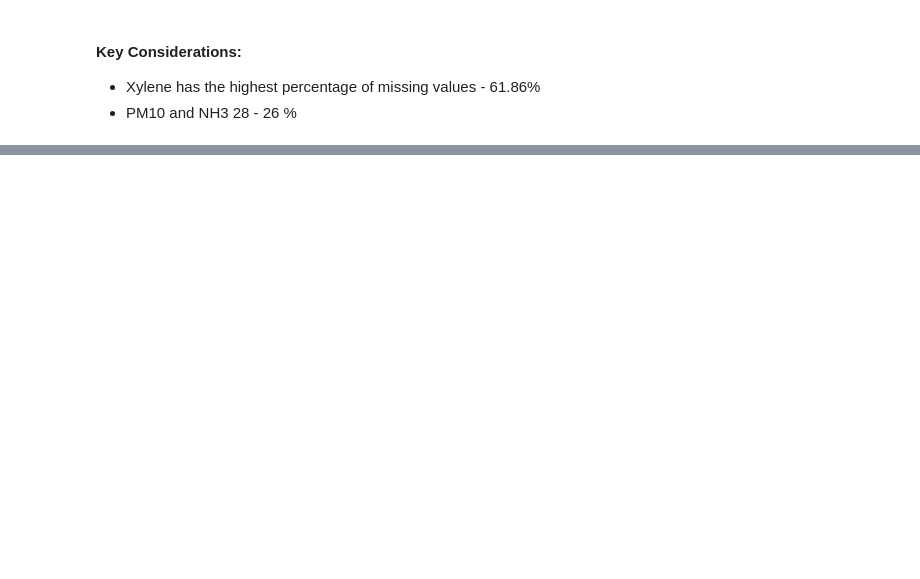
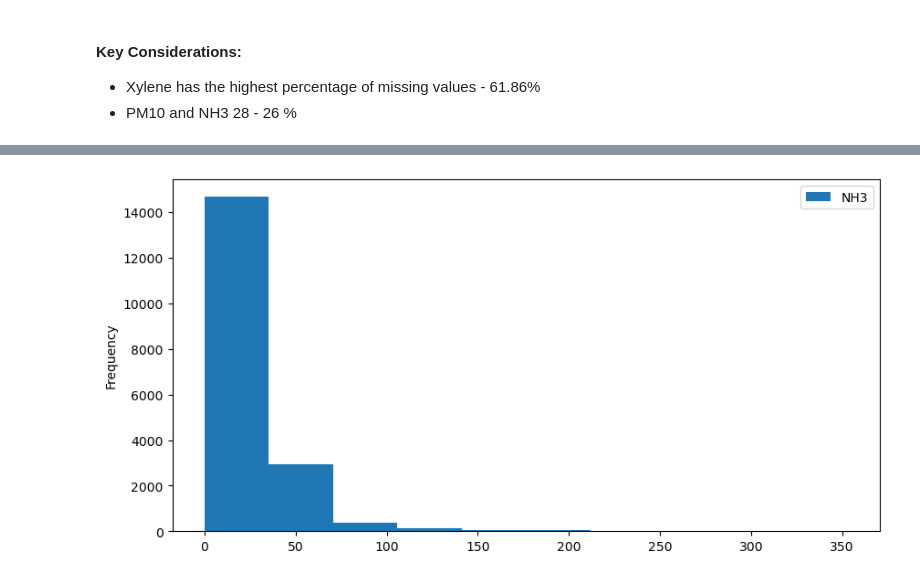
Before and after one commit to vicky777302/Air-Quality-index-Prediction-AICTE-Cycle-4, a Jupyter notebook: Air Quality index .ipynb, the cells around one changed output, grey strips where cells are left out. Cells and saved outputs as stored; diff of their text form; code cells hidden in the pictures; blank space fills up the shorter version.

```diff
--- a/Air Quality index .ipynb
+++ b/Air Quality index .ipynb
@@ -153,0 +170,7 @@ dtype: float64
+# %%
+# univariate analysis
+df['NH3'].plot(kind= 'hist', figsize=(10,5))
+plt.legend()
+plt.show()
+# %% [output]
+[figure, added]
```
Also changed, not shown: parts of 41 cells of this notebook.
